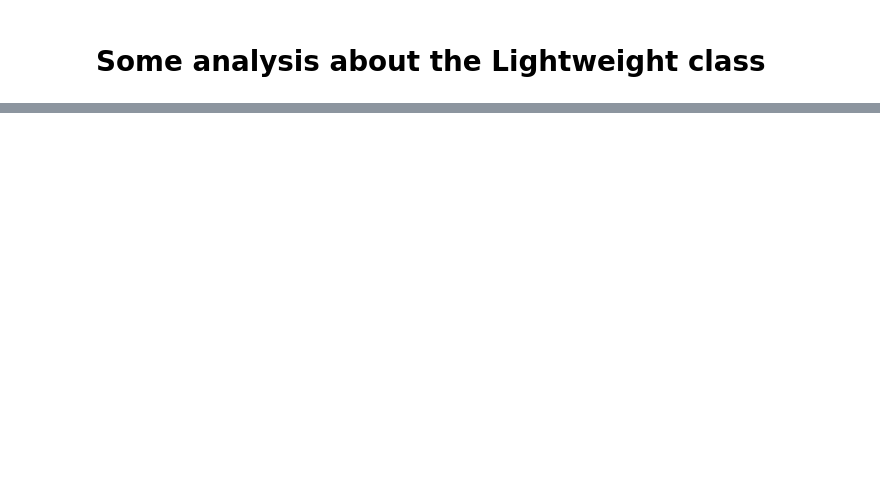
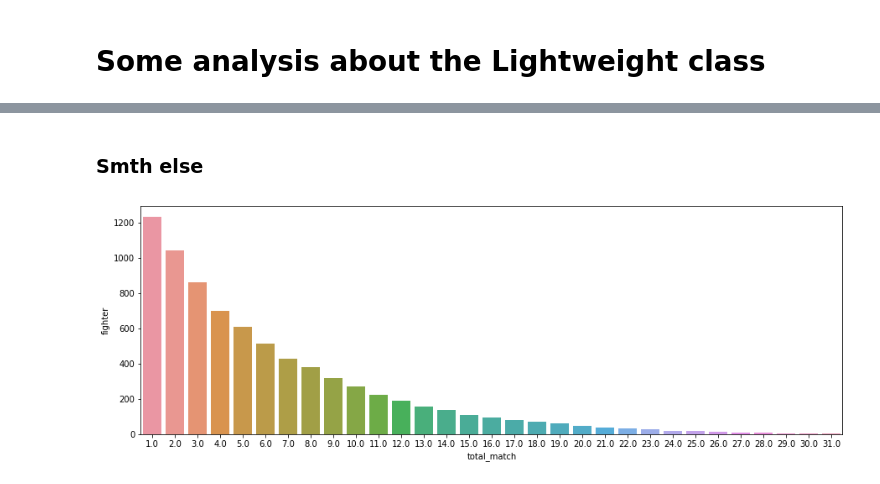
Before and after one commit to ttanh26/UFC, a Jupyter notebook: Team_1_UFC_Fighters.ipynb, the cells around one changed output, grey strips where cells are left out. Cells and saved outputs as stored; diff of their text form; code cells hidden in the pictures; blank space fills up the shorter version.

```diff
--- a/Team_1_UFC_Fighters.ipynb
+++ b/Team_1_UFC_Fighters.ipynb
@@ -525,2 +213,7 @@ Quick look:
+# %%
+fighter_information = fighter_information[fighter_information['avg_BODY_att'].isna() == False]
+fighter_information = fighter_information[fighter_information['age'].isna() == False]
+fighter_information = fighter_information[fighter_information['Reach_cms'].isna() == False]
+fighter_information = fighter_information[fighter_information['Stance'].isna() == False]
 # %% [markdown]
 # Some analysis about the Lightweight class <br>
@@ -805,0 +226,24 @@ a.corr()
+# %%
+# Based on testing correlation, we could see that avg_HEAD, avg_GROUND, age and total_round_fought(!!!) and avg_time_fought are some variables that have correlation
+a = fighter_information.copy()
+# a = pd.merge(a, fighter_info, how = 'inner', left_on = 'fighter', right_on = 'fighter')
+# a.drop_duplicates('fighter', keep = 'first', inplace = True)
+
+a['avg_sig_str_hit'] = a['avg_SIG_STR_landed'] / a['avg_SIG_STR_att']
+a['year'] = pd.to_datetime(a['date']).dt.year
+a['avg_time'] = a['total_time_fought(seconds)'] / a['total_rounds_fought']
+a['total_match'] = a['wins'] + a['losses'] + a['draw']
+a['win_rate'] = a['wins']/ a['total_match']
+a['lose_rate'] = a['losses']/ a['total_match']
+
+
+a = a.drop('date', axis = 1)
+a = a.reset_index()
+a.drop('index', axis = 1, inplace = True)
+
+# Lightweight
+
+# pd.set_option('display.max_rows', a.shape[0])
+# a.corr()['wins'].sort_values(ascending = False)
+
+a
@@ -805,0 +264,15 @@ a.corr()
+# %% [markdown]
+### Smth else
+# %%
+# first thing is quick look of the whole dataset
+# a.groupby('class')['avg_GROUND_att'].mean()
+b = a.groupby(['total_match', 'class'])['fighter'].count().reset_index()
+c = a.groupby('total_match')['fighter'].count().reset_index()
+
+plt.subplots(figsize = (15, 5))
+sns.barplot(x= 'total_match',
+            y = 'fighter',
+            data = c)
+plt.show()
+# %% [output]
+[figure, added]
```
Also changed, not shown: parts of 93 cells of this notebook.
